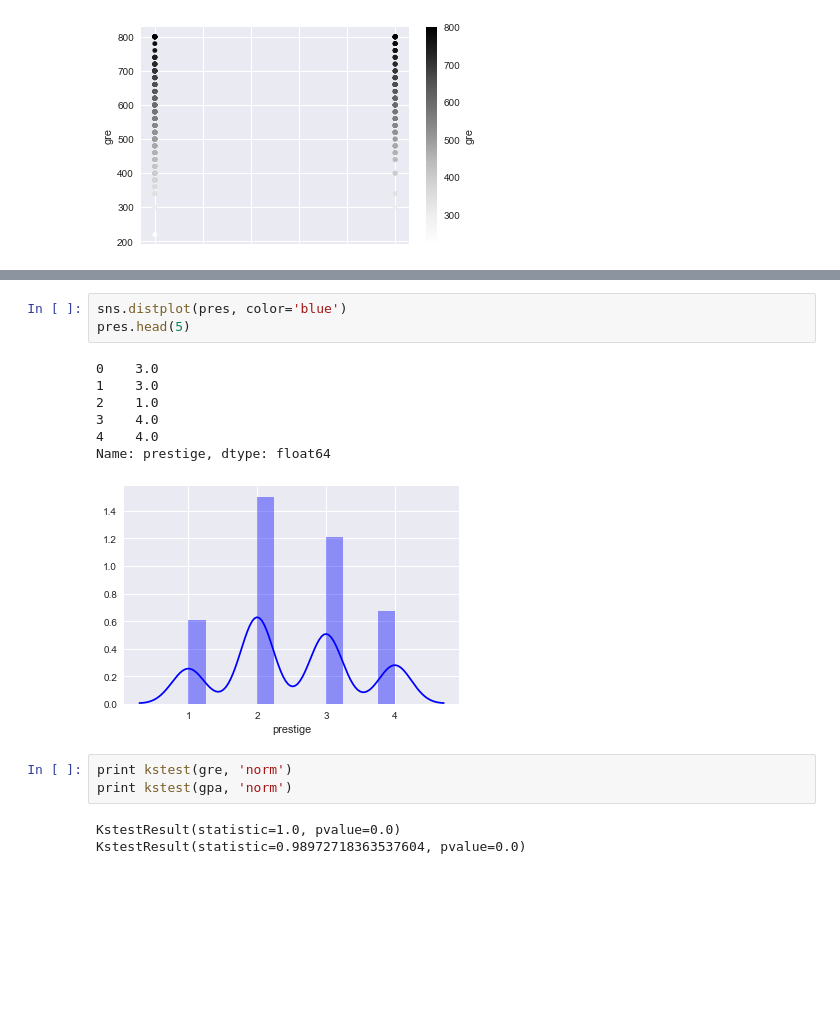
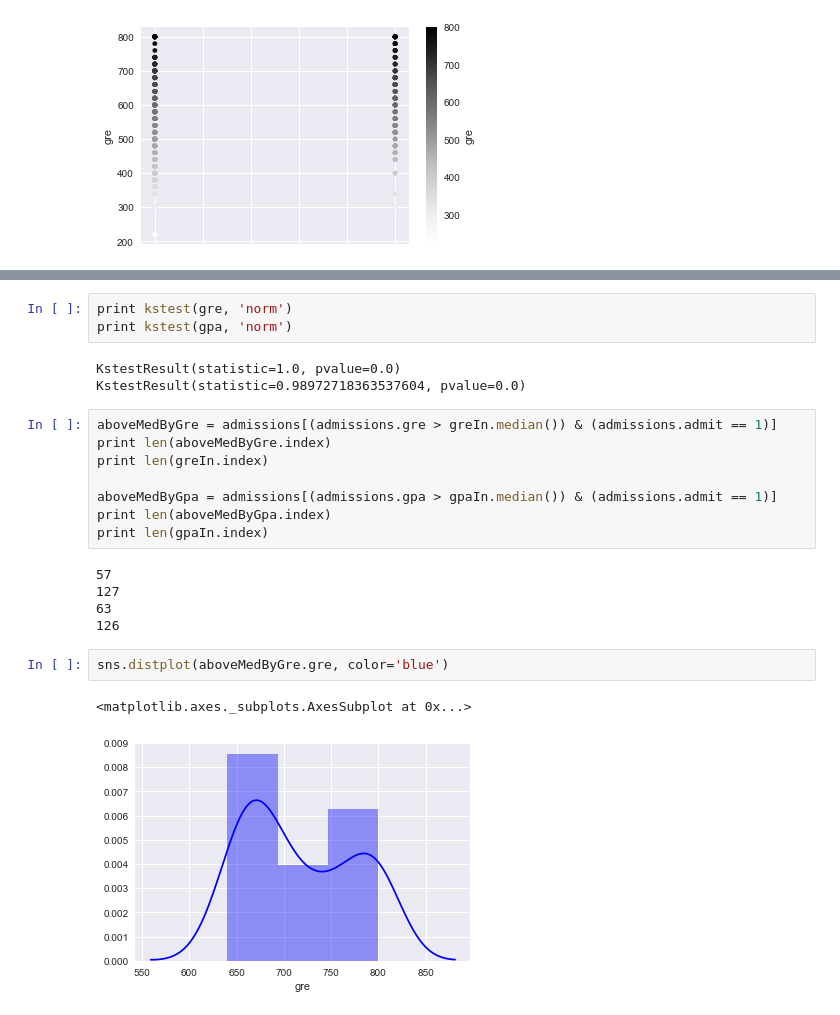
Before and after one commit to cherihung/datasci-18, a Jupyter notebook: class-projects/project-1/assets/project1-admissions-trial.ipynb, the cells around one changed output, grey strips where cells are left out. Cells and saved outputs as stored; diff of their text form; blank space fills up the shorter version.

```diff
--- a/class-projects/project-1/assets/project1-admissions-trial.ipynb
+++ b/class-projects/project-1/assets/project1-admissions-trial.ipynb
@@ -166,17 +191,24 @@ sns.distplot(gpa, color='green', bins=10)
-# %%
-sns.distplot(pres, color='blue')
-pres.head(5)
-# %% [output]
-0    3.0
-1    3.0
-2    1.0
-3    4.0
-4    4.0
-Name: prestige, dtype: float64
-[figure, removed]
 # %%
 print kstest(gre, 'norm')
 print kstest(gpa, 'norm')
 # %% [output]
 KstestResult(statistic=1.0, pvalue=0.0)
 KstestResult(statistic=0.98972718363537604, pvalue=0.0)
+# %%
+aboveMedByGre = admissions[(admissions.gre > greIn.median()) & (admissions.admit == 1)]
+print len(aboveMedByGre.index)
+print len(greIn.index)
+
+aboveMedByGpa = admissions[(admissions.gpa > gpaIn.median()) & (admissions.admit == 1)]
+print len(aboveMedByGpa.index)
+print len(gpaIn.index)
+# %% [output]
+57
+127
+63
+126
+# %%
+sns.distplot(aboveMedByGre.gre, color='blue')
+# %% [output]
+<matplotlib.axes._subplots.AxesSubplot at 0x...>
+[figure, added]
```
Also changed, not shown: parts of 12 cells of this notebook.
